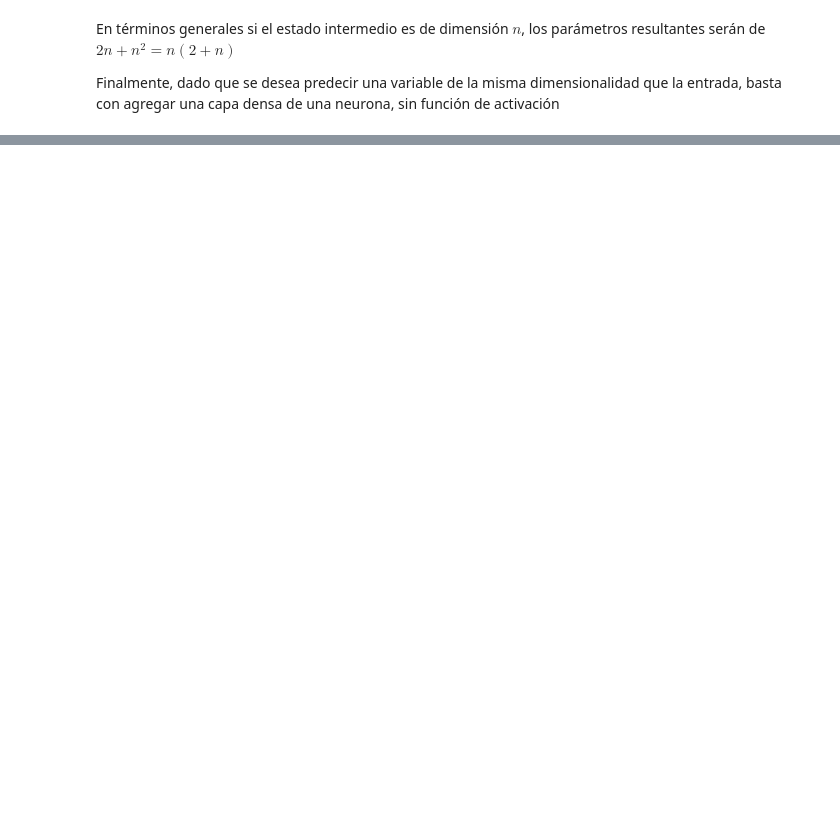
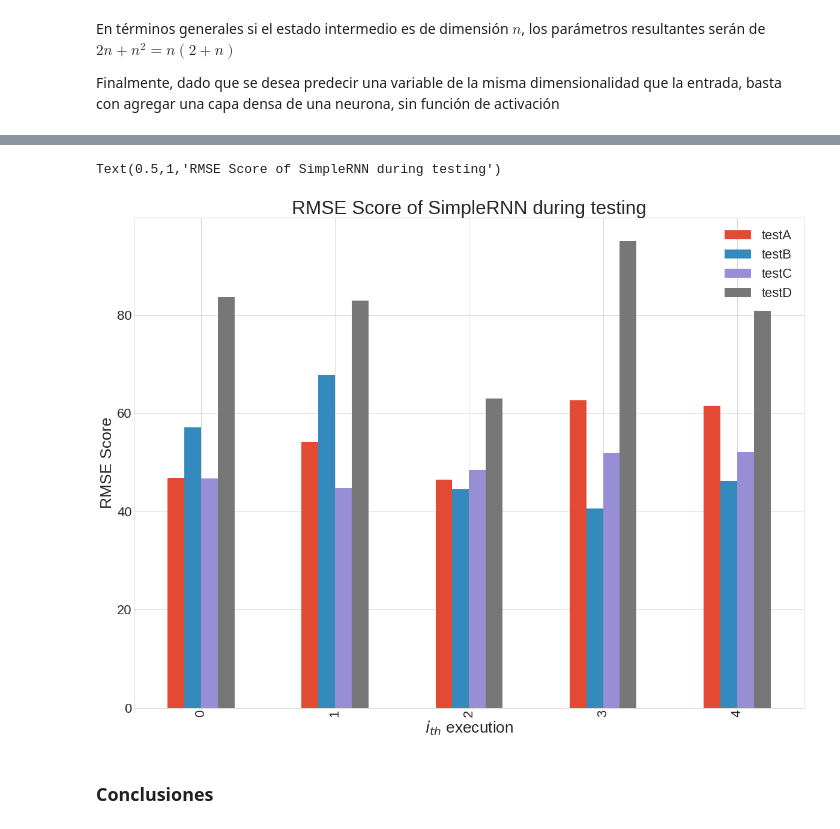
Before and after one commit to xpatux/dl_lab02, a Jupyter notebook: notebooks/lab02_parte2.ipynb, the cells around one changed output, grey strips where cells are left out. Cells and saved outputs as stored; diff of their text form; code cells hidden in the pictures; blank space fills up the shorter version.

```diff
--- a/notebooks/lab02_parte2.ipynb
+++ b/notebooks/lab02_parte2.ipynb
@@ -303,0 +381,11 @@ TODO: Faltan conclusiones
+# %%
+# tiempos de test
+ax = test_simple_testing.plot.bar()
+ax.set_xlabel("$i_{th}$ execution")
+ax.set_ylabel("RMSE Score")
+ax.set_title('RMSE Score of SimpleRNN during testing')
+# %% [output]
+Text(0.5,1,'RMSE Score of SimpleRNN during testing')
+[figure, added]
+# %% [markdown]
+### Conclusiones
```
Also changed, not shown: parts of 101 cells of this notebook, 24 other files.
